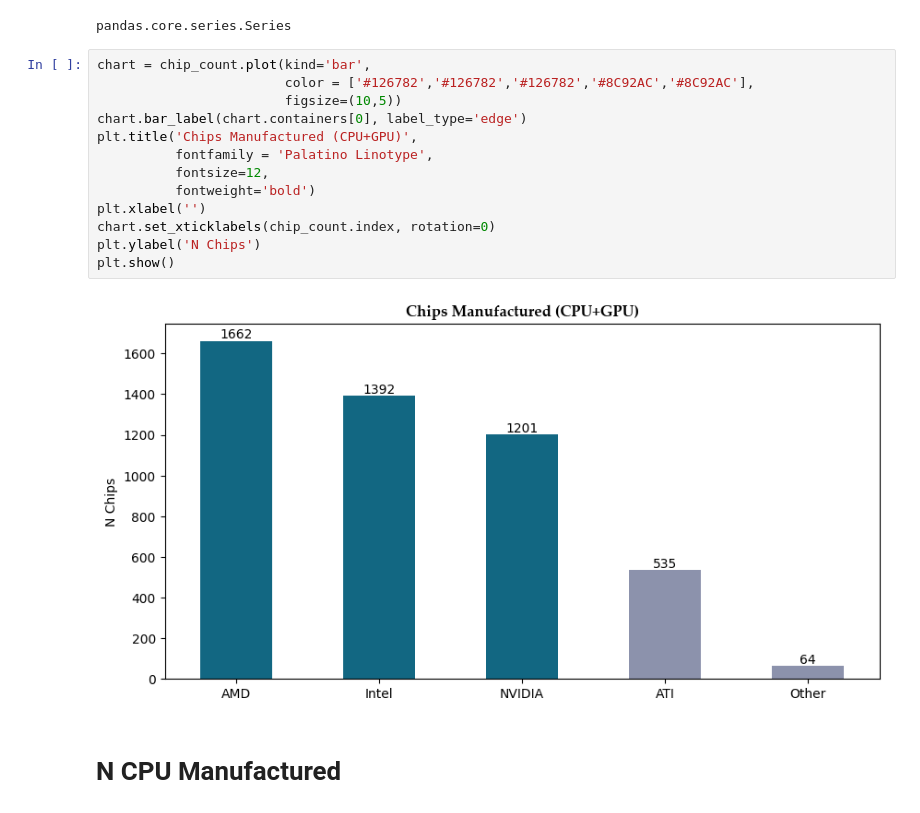
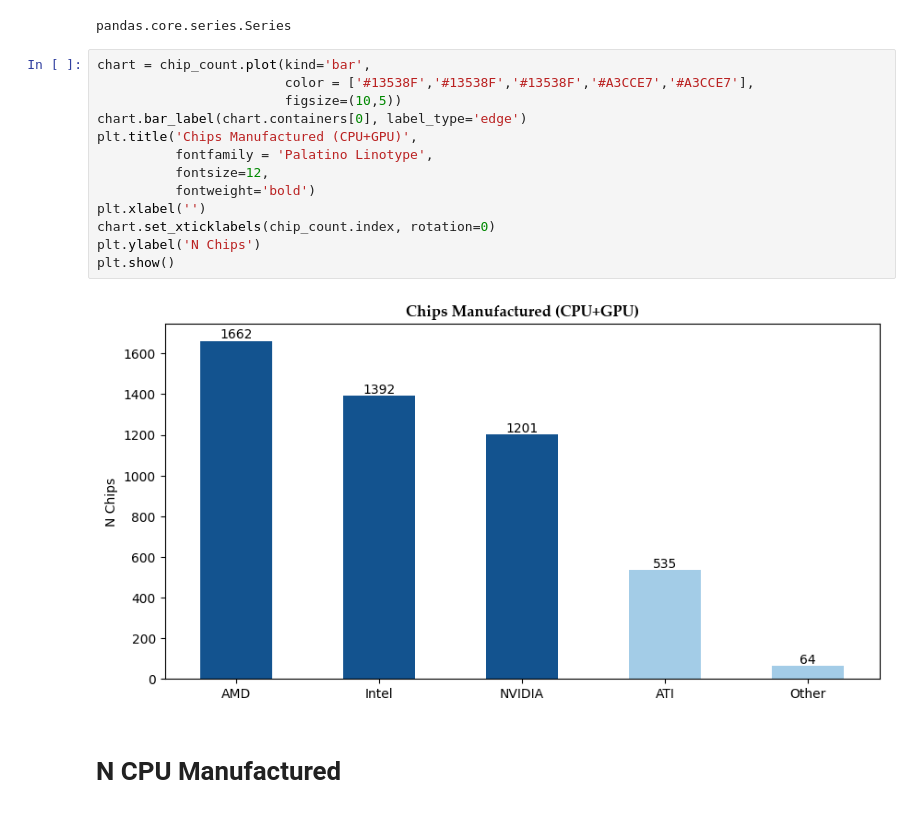
Before and after one commit to elyponzi1/MATHEDA-Punzalan, a Jupyter notebook: MIDTERM/WK7 Data Visualization/Exercise/WK7-Data-Visualization.ipynb, the cells around one changed output. Cells and saved outputs as stored; diff of their text form.

```diff
--- a/MIDTERM/WK7 Data Visualization/Exercise/WK7-Data-Visualization-Exercise.ipynb
+++ b/MIDTERM/WK7 Data Visualization/Exercise/WK7-Data-Visualization.ipynb
@@ -63,19 +63,19 @@ type(chip_count)
 pandas.core.series.Series
 # %%
 chart = chip_count.plot(kind='bar',
-                        color = ['#126782','#126782','#126782','#8C92AC','#8C92AC'],
+                        color = ['#13538F','#13538F','#13538F','#A3CCE7','#A3CCE7'],
                         figsize=(10,5))
 chart.bar_label(chart.containers[0], label_type='edge')
 plt.title('Chips Manufactured (CPU+GPU)',
           fontfamily = 'Palatino Linotype',
           fontsize=12,
           fontweight='bold')
 plt.xlabel('')
 chart.set_xticklabels(chip_count.index, rotation=0)
 plt.ylabel('N Chips')
 plt.show()
 # %% [output]
-[figure, old version]
+[figure, new version]
 # %% [markdown]
 # N CPU Manufactured
 # %%
```
Also changed, not shown: parts of 2 cells of this notebook, 2 other files.
